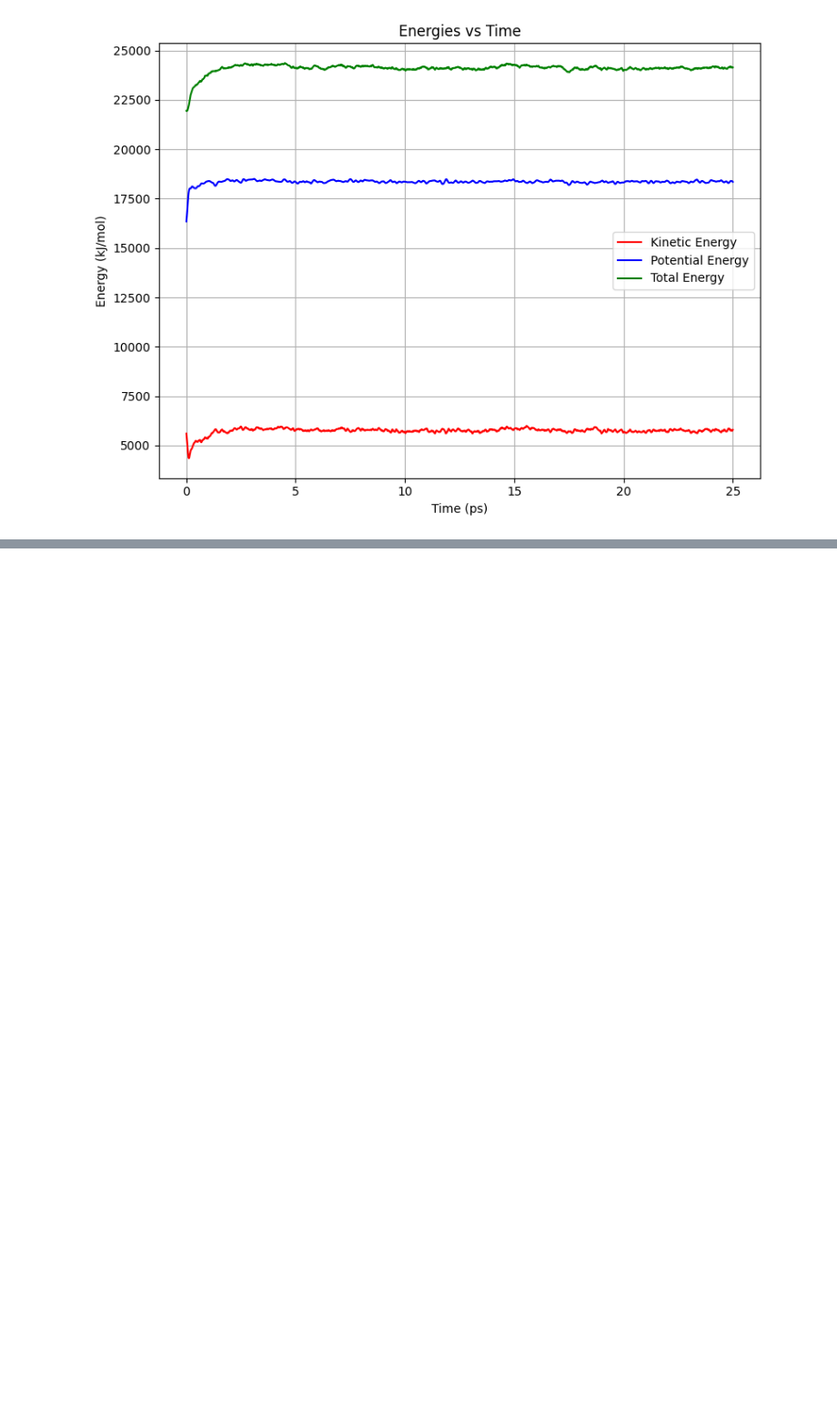
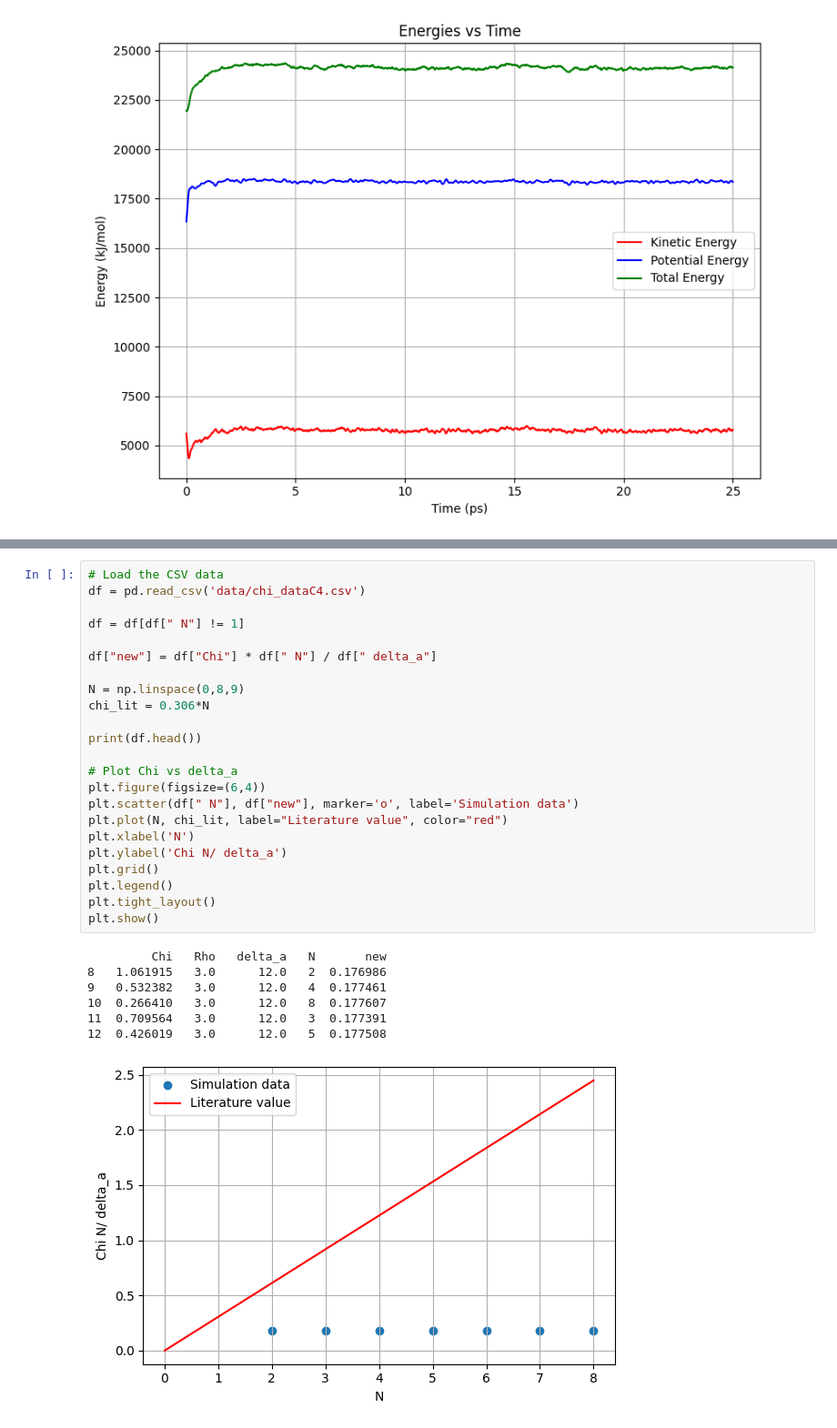
Before and after one commit to lspam6087-hash/PBS3, a Jupyter notebook: plotting.ipynb, the cells around one changed output, grey strips where cells are left out. Shown at 91% size. Saved outputs shown, nothing was run; the diff lists cells and outputs as text; blank space fills up the shorter version.

```diff
--- a/plotting.ipynb
+++ b/plotting.ipynb
@@ -141,0 +173,31 @@ plt.show()
+# %%
+# Load the CSV data
+df = pd.read_csv('data/chi_dataC4.csv')
+
+df = df[df[" N"] != 1]
+
+df["new"] = df["Chi"] * df[" N"] / df[" delta_a"]
+
+N = np.linspace(0,8,9)
+chi_lit = 0.306*N
+
+print(df.head())
+
+# Plot Chi vs delta_a
+plt.figure(figsize=(6,4))
+plt.scatter(df[" N"], df["new"], marker='o', label='Simulation data')
+plt.plot(N, chi_lit, label="Literature value", color="red")
+plt.xlabel('N')
+plt.ylabel('Chi N/ delta_a')
+plt.grid()
+plt.legend()
+plt.tight_layout()
+plt.show()
+# %% [output]
+         Chi   Rho   delta_a   N       new
+8   1.061915   3.0      12.0   2  0.176986
+9   0.532382   3.0      12.0   4  0.177461
+10  0.266410   3.0      12.0   8  0.177607
+11  0.709564   3.0      12.0   3  0.177391
+12  0.426019   3.0      12.0   5  0.177508
+[figure, added]
```
Also changed, not shown: parts of 3 cells of this notebook, 20 other files.
